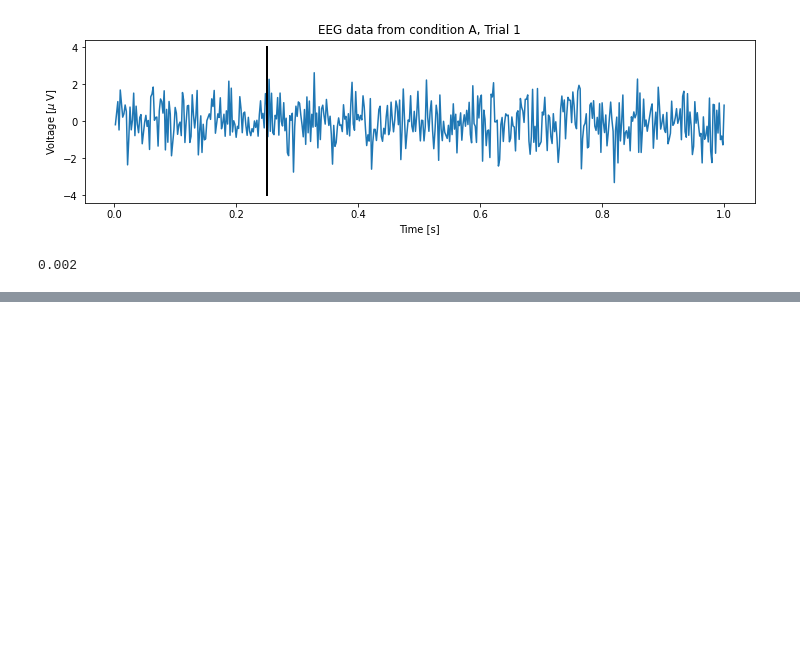
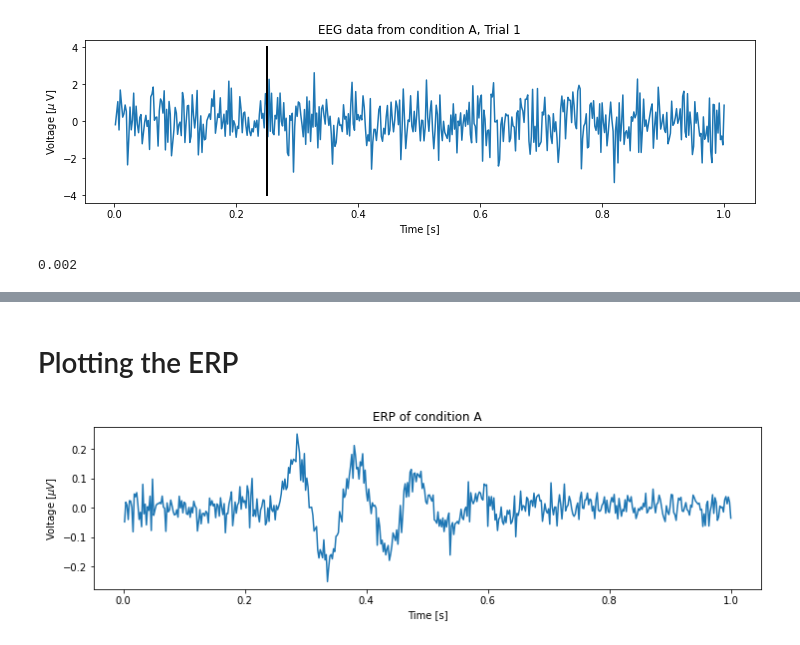
Before and after one commit to npinak/EEG, a Jupyter notebook: Python/The_Event_Related_Potential/The_Event_Related_Potential.ipynb, the cells around one changed output, grey strips where cells are left out. Cells and saved outputs as stored; diff of their text form; code cells hidden in the pictures; blank space fills up the shorter version.

```diff
--- a/Python/The_Event_Related_Potential/The_Event_Related_Potential.ipynb
+++ b/Python/The_Event_Related_Potential/The_Event_Related_Potential.ipynb
@@ -125,0 +161,12 @@ dt
+# %% [markdown]
+# Plotting the ERP
+# %%
+# EEG data is noisy so we average out all the trials.
+
+plot(t, EEGa.mean(0))        # Plot the ERP of condition A
+xlabel('Time [s]')           # Label the axes
+ylabel('Voltage [$\mu V$]')
+title('ERP of condition A')  # ... provide a title
+show()                       # ... and show the plot
+# %% [output]
+[figure, added]
```
Also changed, not shown: parts of 20 cells of this notebook, 1 other file.
